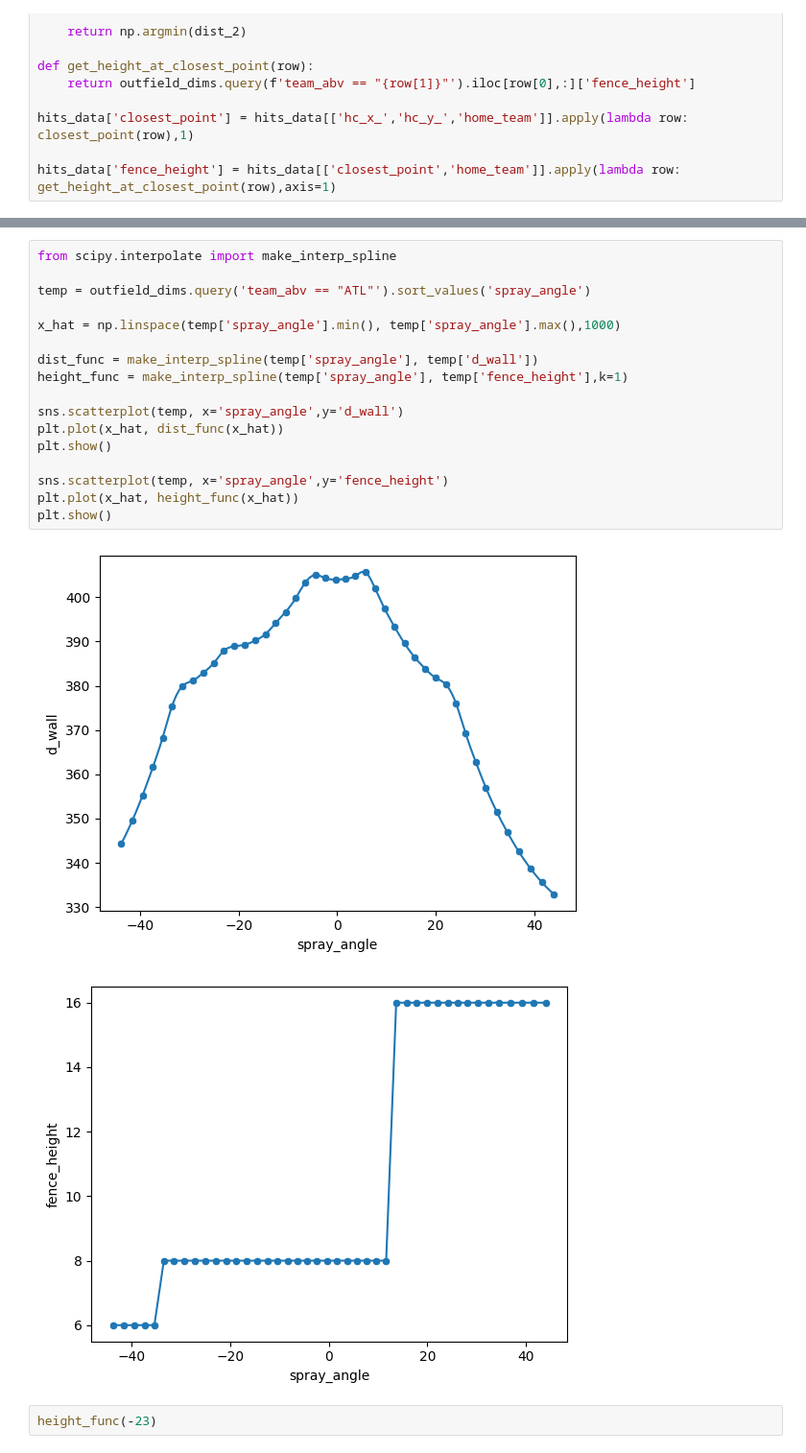
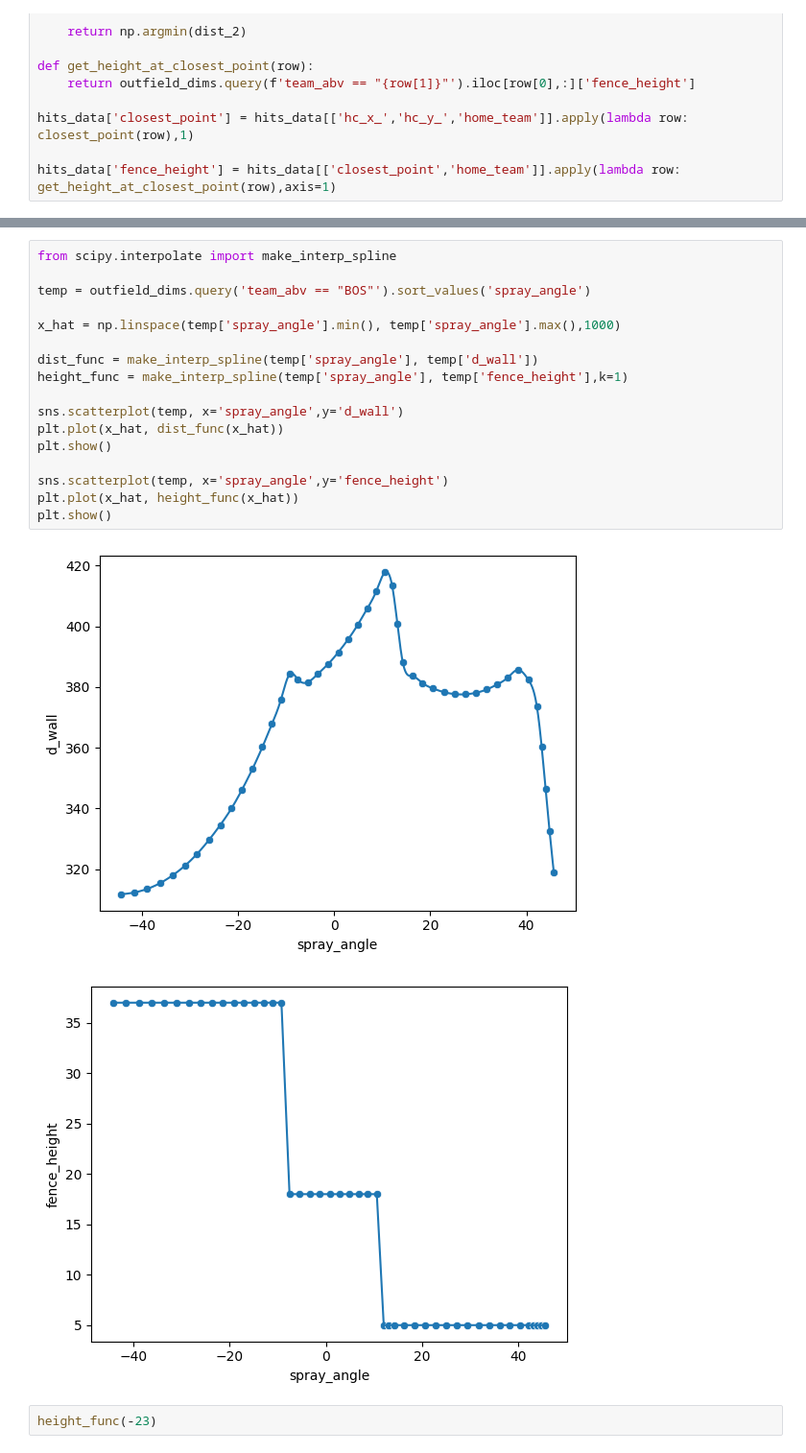
Before and after one commit to vtrudy01/YouTube-Code, a Jupyter notebook: main.ipynb, the cells around one changed output, grey strips where cells are left out. Shown at 96% size. Drawn from its saved outputs; the diff is of its cells as text.

```diff
--- a/main.ipynb
+++ b/main.ipynb
@@ -51,23 +96,23 @@ hits_data['fence_height'] = hits_data[['closest_point','home_team']].apply(lambd
 # %%
 from scipy.interpolate import make_interp_spline
 
-temp = outfield_dims.query('team_abv == "ATL"').sort_values('spray_angle')
+temp = outfield_dims.query('team_abv == "BOS"').sort_values('spray_angle')
 
 x_hat = np.linspace(temp['spray_angle'].min(), temp['spray_angle'].max(),1000)
 
 dist_func = make_interp_spline(temp['spray_angle'], temp['d_wall'])
 height_func = make_interp_spline(temp['spray_angle'], temp['fence_height'],k=1)
 
 sns.scatterplot(temp, x='spray_angle',y='d_wall')
 plt.plot(x_hat, dist_func(x_hat))
 plt.show()
 
 sns.scatterplot(temp, x='spray_angle',y='fence_height')
 plt.plot(x_hat, height_func(x_hat))
 plt.show()
 # %% [output]
-[figure, old version]
+[figure, new version]
-[figure, old version]
+[figure, new version]
 # %%
 height_func(-23)
 # %% [output]
```
Also changed, not shown: parts of 5 cells of this notebook, 1 other file.
